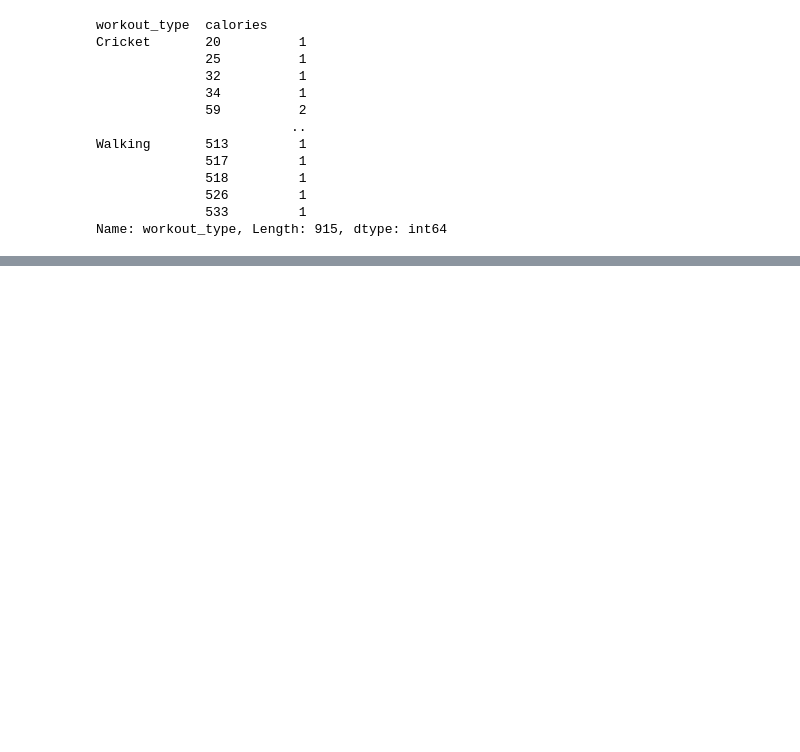
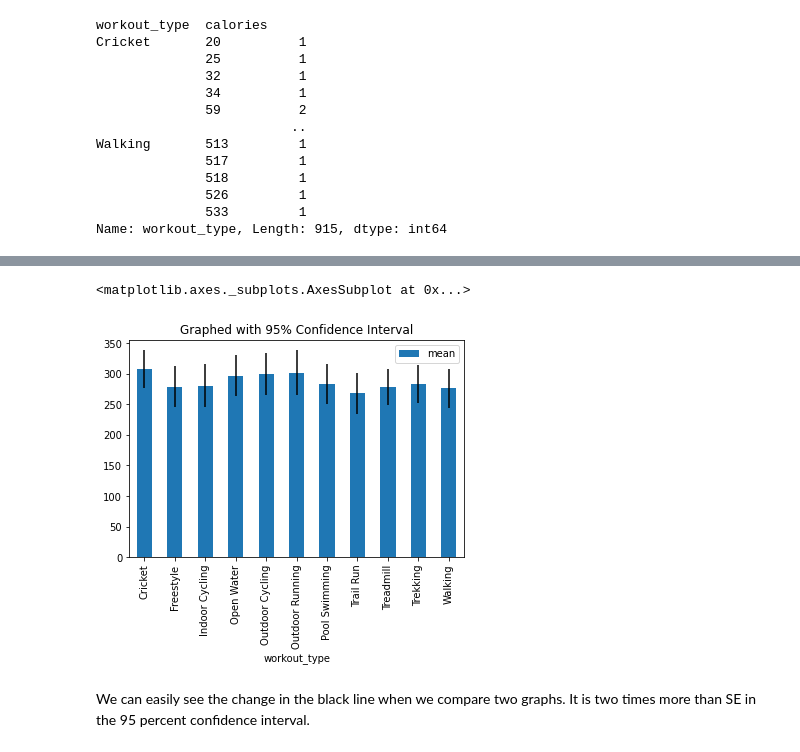
Before and after one commit to ithapa1/Operations_Research, a Jupyter notebook: Quiz-29.ipynb, the cells around one changed output, grey strips where cells are left out. Saved outputs shown, nothing was run; the diff lists cells and outputs as text; code cells hidden in the pictures; blank space fills up the shorter version.

```diff
--- a/Quiz-29.ipynb
+++ b/Quiz-29.ipynb
@@ -48,0 +96,9 @@ plt.show()
+# %%
+dfgroupedcalories.plot.bar(y = 'mean'
+,yerr = '95%',
+title = 'Graphed with 95% Confidence Interval' )
+# %% [output]
+<matplotlib.axes._subplots.AxesSubplot at 0x...>
+[figure, added]
+# %% [markdown]
+We can easily see the change in the black line when we compare two graphs. It is two times more than SE in the 95 percent confidence interval.
```
Also changed, not shown: parts of 5 cells of this notebook.
